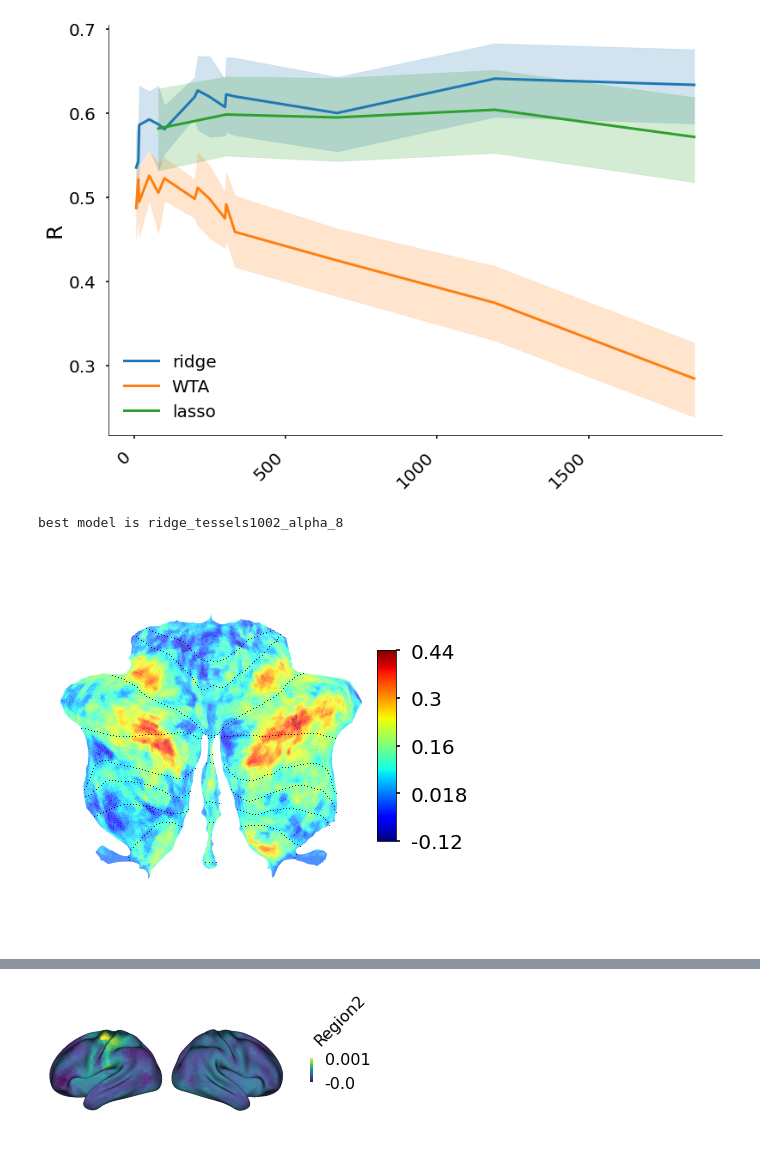
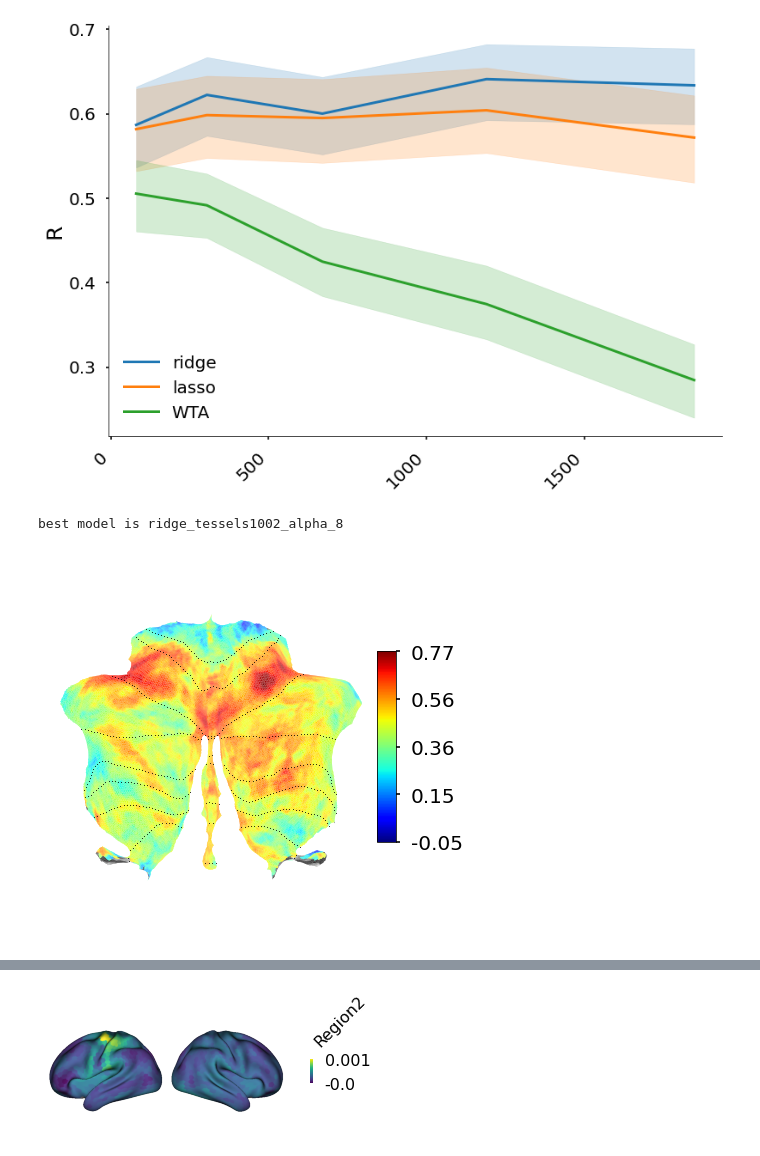
Before and after one commit to maedbhk/cerebellum_connectivity, a Jupyter notebook: notebooks/3.1-mk-models.ipynb, the cells around one changed output, grey strips where cells are left out. Saved outputs shown, nothing was run; the diff lists cells and outputs as text; code cells hidden in the pictures.

```diff
--- a/notebooks/3.1-mk-models.ipynb
+++ b/notebooks/3.1-mk-models.ipynb
@@ -63,28 +63,30 @@ df_eval =  vis.get_summary(
             summary_type='eval',
             exps=['sc2'],
             summary_name=['weighted_all'],
-            atlas=None,
+            atlas=['tessels'],
             method=['WTA', 'ridge', 'lasso']
             )
 
 vis.plot_eval_predictions(dataframe=df_eval,
                         normalized=True,
+                        plot_noiseceiling=False,
                         x='num_regions',
                         hue='method',
                         )
 plt.xticks([0, 500, 1000, 1500]);
 # %% [output]
-[figure, old version]
+[figure, new version]
 # %%
 # plot eval map (R)
 
 vis.map_eval_cerebellum(data="R",
             exp="sc1",
             model_name='best_model',
             method='ridge',
+            normalize=True,
             colorbar=True,
             title=False
             )
 # %% [output]
 best model is ridge_tessels1002_alpha_8
-[figure, old version]
+[figure, new version]
```
Also changed, not shown: parts of 9 cells of this notebook, 3 other files.
